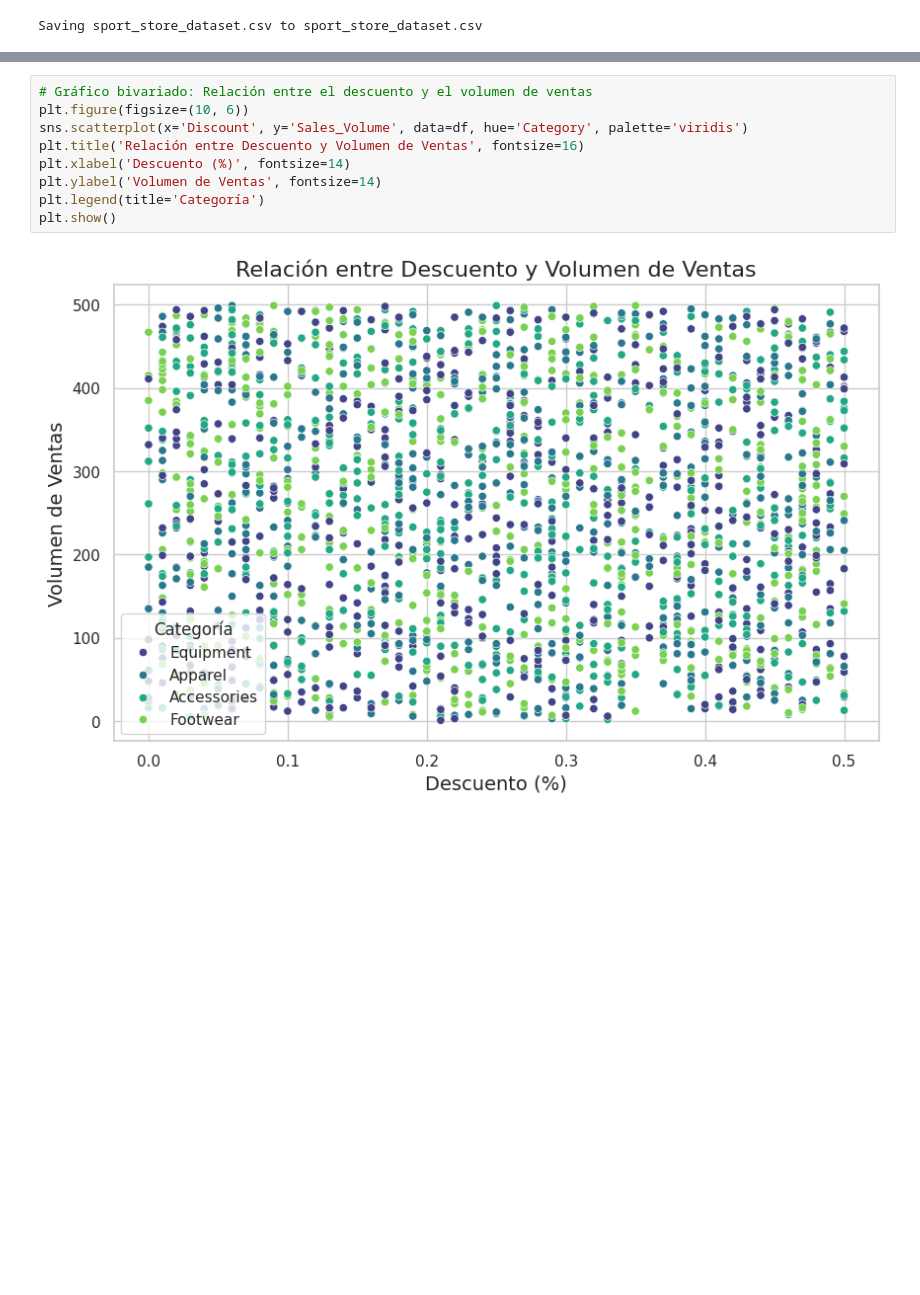
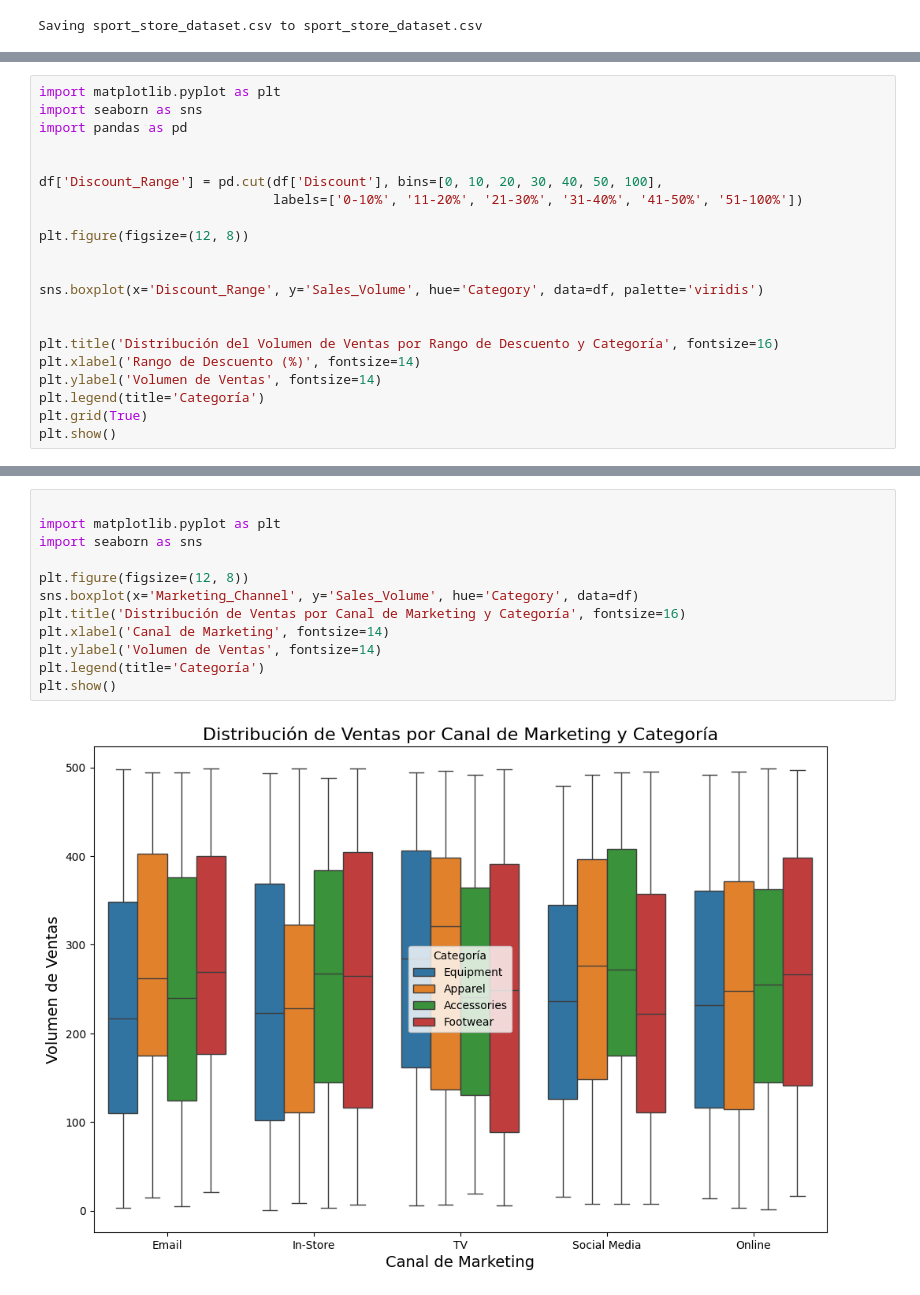
Before and after one commit to Cristianpagella/ProyectoDS_ParteI_Pagella, a Jupyter notebook: ProyectoDS_ParteI_Pagella.ipynb, the cells around one changed output, grey strips where cells are left out. Drawn from its saved outputs; the diff is of its cells as text; blank space fills up the shorter version.

```diff
--- a/ProyectoDS_ParteI_Pagella.ipynb
+++ b/ProyectoDS_ParteI_Pagella.ipynb
@@ -40,3 +40,24 @@ plt.ylabel('Frecuencia', fontsize=14)
 plt.show()
 # %% [output]
 [figure]
+# %%
+import matplotlib.pyplot as plt
+import seaborn as sns
+import pandas as pd
+
+
+df['Discount_Range'] = pd.cut(df['Discount'], bins=[0, 10, 20, 30, 40, 50, 100],
+                              labels=['0-10%', '11-20%', '21-30%', '31-40%', '41-50%', '51-100%'])
+
+plt.figure(figsize=(12, 8))
+
+
+sns.boxplot(x='Discount_Range', y='Sales_Volume', hue='Category', data=df, palette='viridis')
+
+
+plt.title('Distribución del Volumen de Ventas por Rango de Descuento y Categoría', fontsize=16)
+plt.xlabel('Rango de Descuento (%)', fontsize=14)
+plt.ylabel('Volumen de Ventas', fontsize=14)
+plt.legend(title='Categoría')
+plt.grid(True)
+plt.show()
@@ -43,11 +66,14 @@ plt.show()
 # %%
-# Gráfico bivariado: Relación entre el descuento y el volumen de ventas
-plt.figure(figsize=(10, 6))
-sns.scatterplot(x='Discount', y='Sales_Volume', data=df, hue='Category', palette='viridis')
-plt.title('Relación entre Descuento y Volumen de Ventas', fontsize=16)
-plt.xlabel('Descuento (%)', fontsize=14)
+
+import matplotlib.pyplot as plt
+import seaborn as sns
+
+plt.figure(figsize=(12, 8))
+sns.boxplot(x='Marketing_Channel', y='Sales_Volume', hue='Category', data=df)
+plt.title('Distribución de Ventas por Canal de Marketing y Categoría', fontsize=16)
+plt.xlabel('Canal de Marketing', fontsize=14)
 plt.ylabel('Volumen de Ventas', fontsize=14)
 plt.legend(title='Categoría')
 plt.show()
 # %% [output]
-[figure, old version]
+[figure, new version]
```
Also changed, not shown: parts of 9 cells of this notebook.
